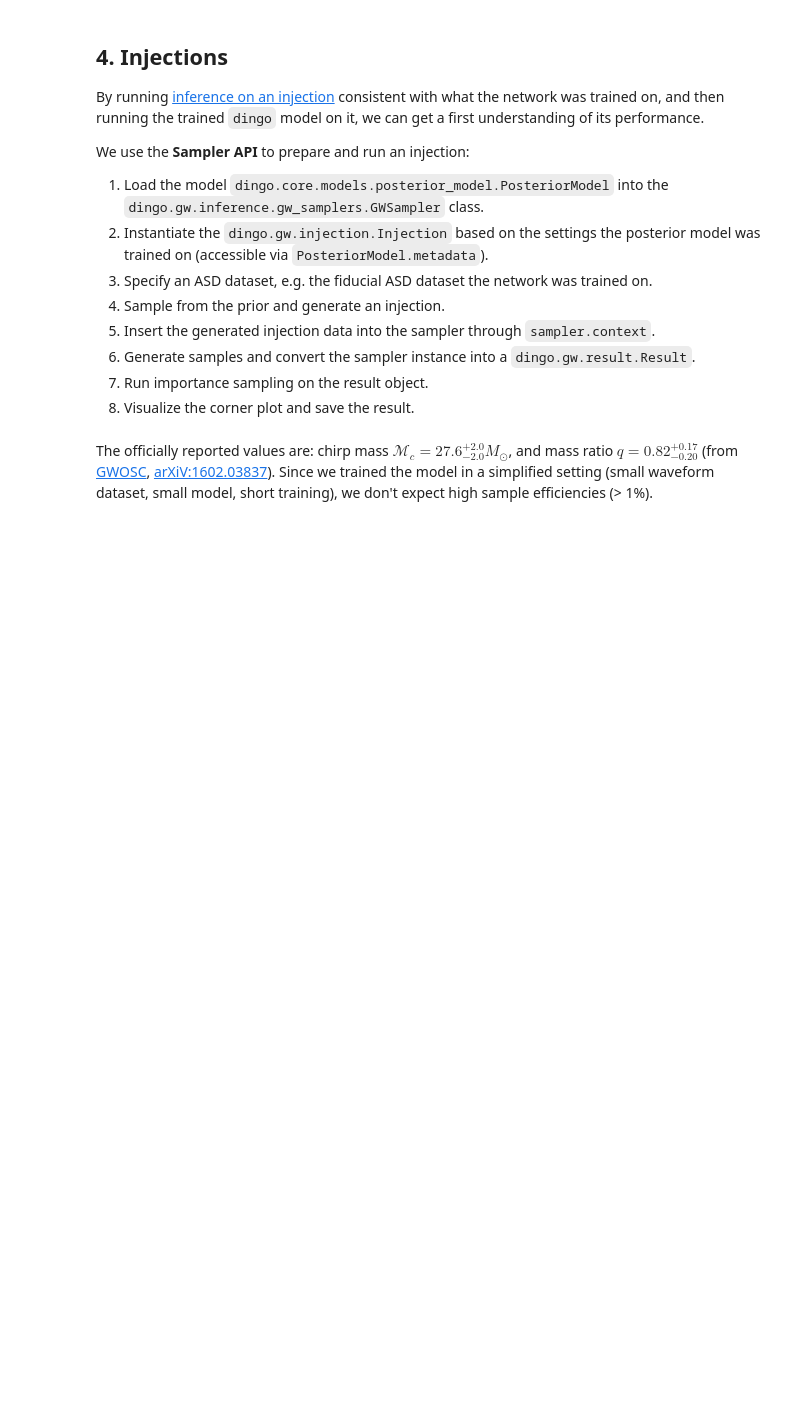
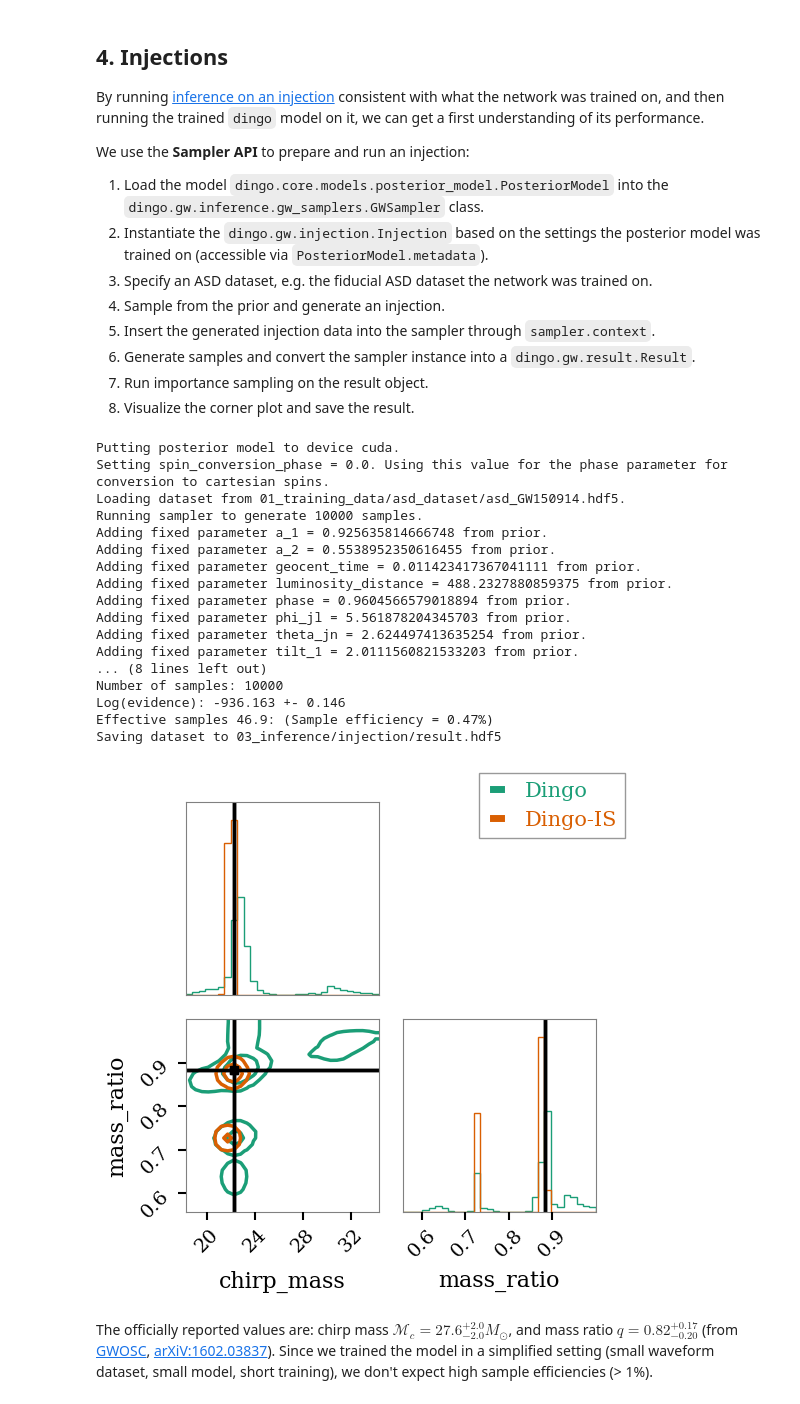
Before and after one commit to annalena-k/tutorial-dingo-introduction, a Jupyter notebook: DINGO_Tutorial.ipynb, the cells around one changed output. Cells and saved outputs as stored; diff of their text form; code cells hidden in the pictures; blank space fills up the shorter version.

```diff
--- a/DINGO_Tutorial.ipynb
+++ b/DINGO_Tutorial.ipynb
@@ -428,33 +503,52 @@ from dingo.gw.injection import Injection
 # %%
 model_path = "02_training/model_latest.pt"
 asd_path = "01_training_data/asd_dataset/asd_GW150914.hdf5"
 
 # Load the network into the GWSampler class
-pm = PosteriorModel(model_path, device="cuda")
+pm = NormalizingFlowPosteriorModel(model_filename=model_path, device="cuda")
 sampler = GWSampler(model=pm)
 
 # Generate an injection consistent with the data the model was trained on.
 injection = Injection.from_posterior_model_metadata(pm.metadata)
 injection.asd = ASDDataset(asd_path, ifos=["H1", "L1"])
 theta = injection.prior.sample()
 inj = injection.injection(theta)
 
 # Generate 10,000 samples from the DINGO model based on the generated injection data.
 sampler.context = inj
 sampler.run_sampler(10_000)
 result = sampler.to_result()
 
 # The following are only needed for importance-sampling the result.
 result.importance_sample(num_processes=8)
 
 # Make a corner plot and save the result.
 result.print_summary()
 kwargs = {"legend_font_size": 15, "truth_color": "black"}
 result.plot_corner(parameters=["chirp_mass", "mass_ratio"],
                    filename="03_inference/injection/corner.pdf",
                    truths=theta,
                    **kwargs)
 result.to_file("03_inference/injection/result.hdf5")
+# %% [output]
+Putting posterior model to device cuda.
+Setting spin_conversion_phase = 0.0. Using this value for the phase parameter for conversion to cartesian spins.
+Loading dataset from 01_training_data/asd_dataset/asd_GW150914.hdf5.
+Running sampler to generate 10000 samples.
+Adding fixed parameter a_1 = 0.925635814666748 from prior.
+Adding fixed parameter a_2 = 0.5538952350616455 from prior.
+Adding fixed parameter geocent_time = 0.011423417367041111 from prior.
+Adding fixed parameter luminosity_distance = 488.2327880859375 from prior.
+Adding fixed parameter phase = 0.9604566579018894 from prior.
+Adding fixed parameter phi_jl = 5.561878204345703 from prior.
+Adding fixed parameter theta_jn = 2.624497413635254 from prior.
+Adding fixed parameter tilt_1 = 2.0111560821533203 from prior.
+... (8 lines left out)
+Number of samples: 10000
+Log(evidence): -936.163 +- 0.146
+Effective samples 46.9: (Sample efficiency = 0.47%)
+Saving dataset to 03_inference/injection/result.hdf5
+[figure, added]
 # %% [markdown]
 The officially reported values are: chirp mass $\mathcal{M}_c = 27.6^{+2.0}_{-2.0} M_{⊙}$, and mass ratio $q = 0.82^{+0.17}_{-0.20}$ (from [GWOSC](https://gwosc.org/events/GW150914/#P150914), [arXiV:1602.03837](https://arxiv.org/abs/1602.03837)).
 Since we trained the model in a simplified setting (small waveform dataset, small model, short training), we don't expect high sample efficiencies (> 1%).
```
Also changed, not shown: parts of 14 cells of this notebook.
